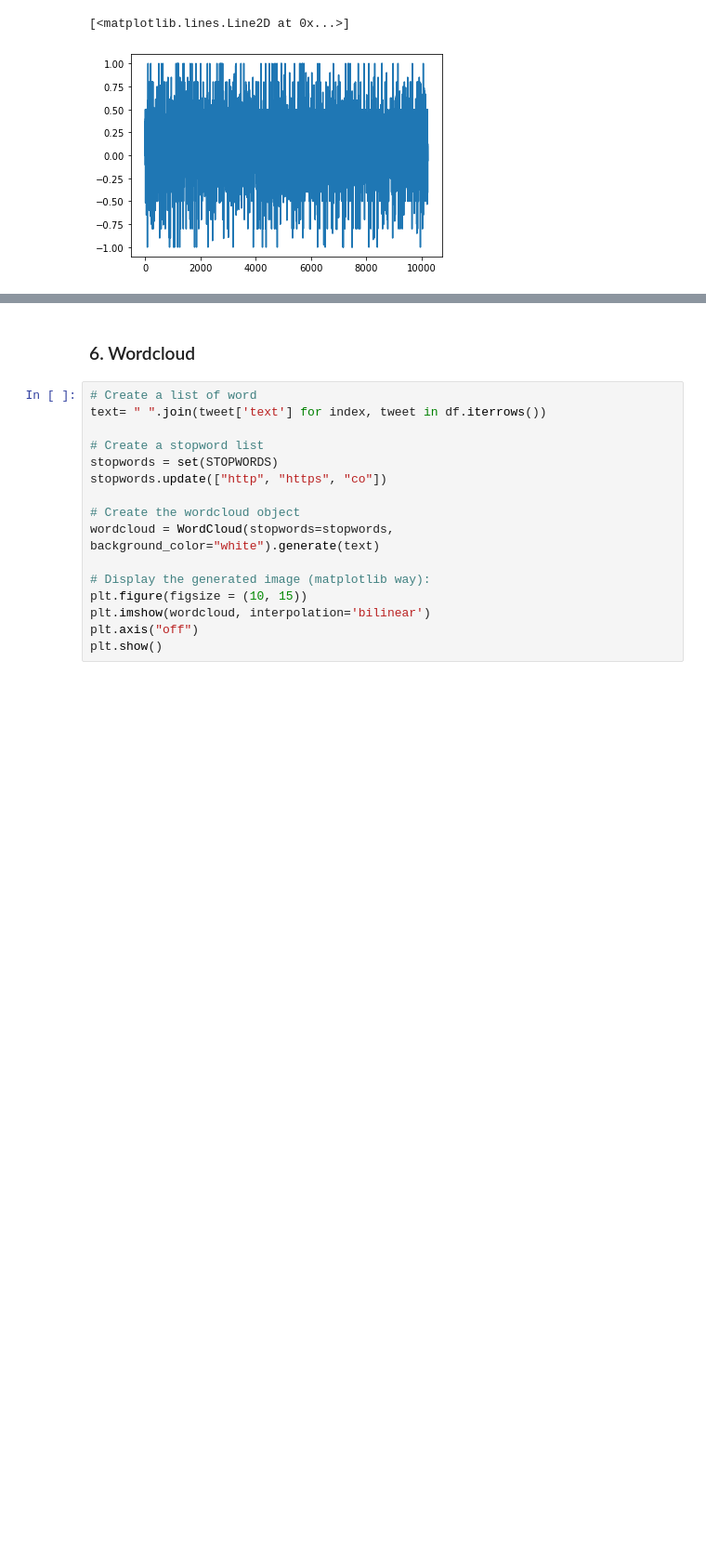
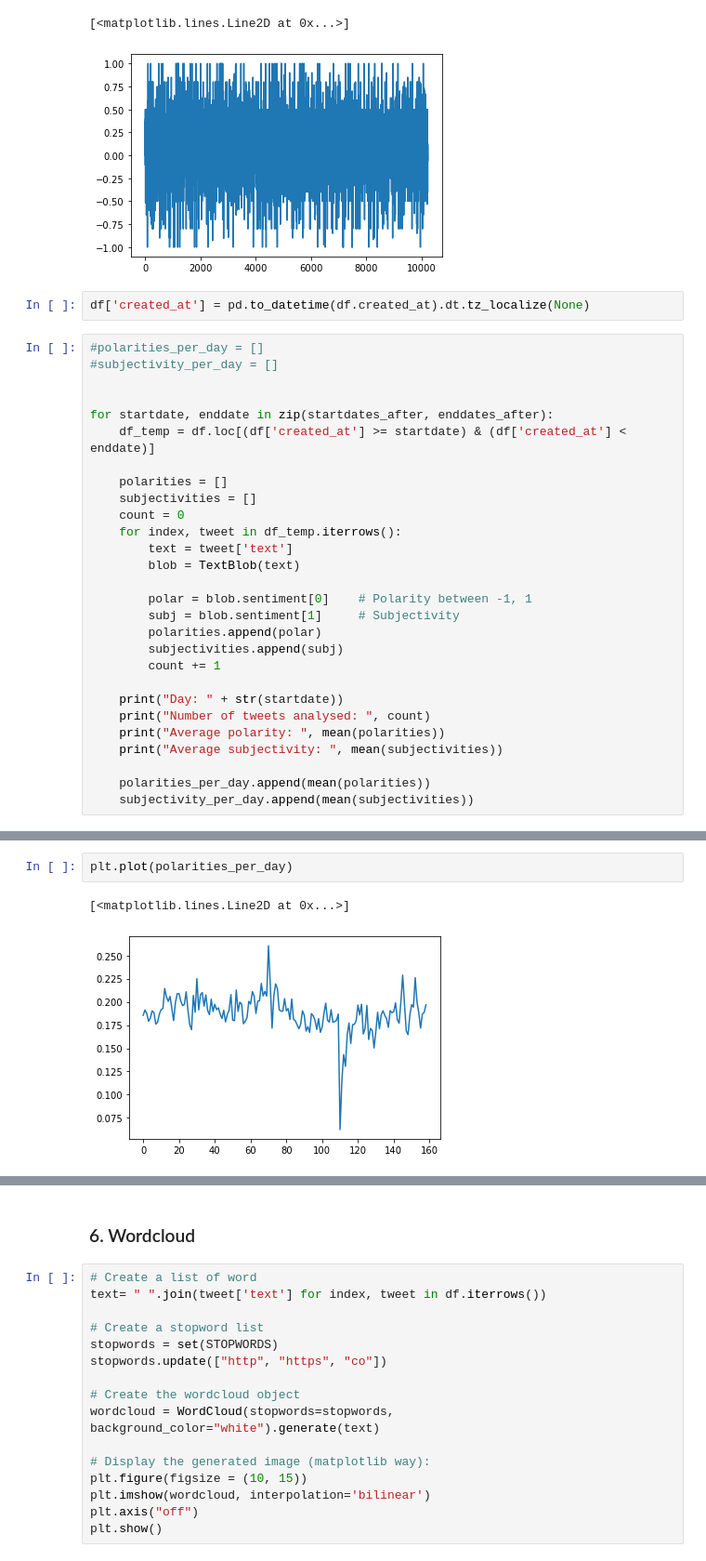
Before and after one commit to mdeppner/lgbtq-twitter-analysis, a Jupyter notebook: lgbtq_tweet_analysis.ipynb, the cells around one changed output, grey strips where cells are left out. Shown at 93% size. Cells and saved outputs as stored; diff of their text form; blank space fills up the shorter version.

```diff
--- a/lgbtq_tweet_analysis.ipynb
+++ b/lgbtq_tweet_analysis.ipynb
@@ -625,3 +497,33 @@ plt.plot(polarities)
 # %% [output]
 [<matplotlib.lines.Line2D at 0x...>]
 [figure]
+# %%
+df['created_at'] = pd.to_datetime(df.created_at).dt.tz_localize(None)
+# %%
+#polarities_per_day = []
+#subjectivity_per_day = []
+
+
+for startdate, enddate in zip(startdates_after, enddates_after):
+    df_temp = df.loc[(df['created_at'] >= startdate) & (df['created_at'] < enddate)]
+
+    polarities = []
+    subjectivities = []
+    count = 0
+    for index, tweet in df_temp.iterrows():
+        text = tweet['text']
+        blob = TextBlob(text)
+
+        polar = blob.sentiment[0]    # Polarity between -1, 1
+        subj = blob.sentiment[1]     # Subjectivity
+        polarities.append(polar)
+        subjectivities.append(subj)
+        count += 1
+
+    print("Day: " + str(startdate))
+    print("Number of tweets analysed: ", count)
+    print("Average polarity: ", mean(polarities))
+    print("Average subjectivity: ", mean(subjectivities))
+
+    polarities_per_day.append(mean(polarities))
+    subjectivity_per_day.append(mean(subjectivities))
@@ -627,0 +549,5 @@ plt.plot(polarities)
+# %%
+plt.plot(polarities_per_day)
+# %% [output]
+[<matplotlib.lines.Line2D at 0x...>]
+[figure, added]
```
Also changed, not shown: parts of 45 cells of this notebook.
